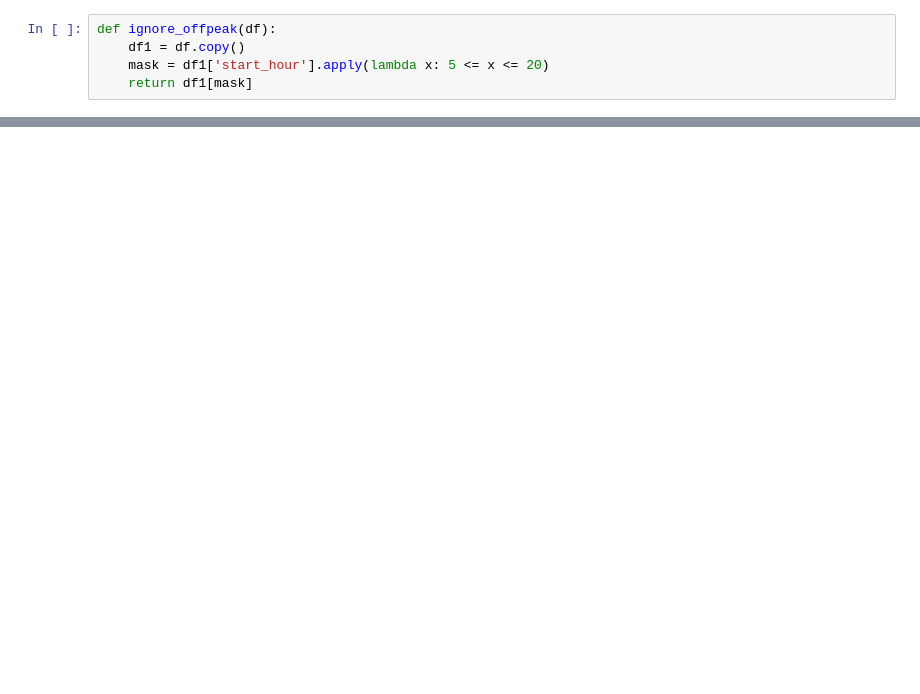
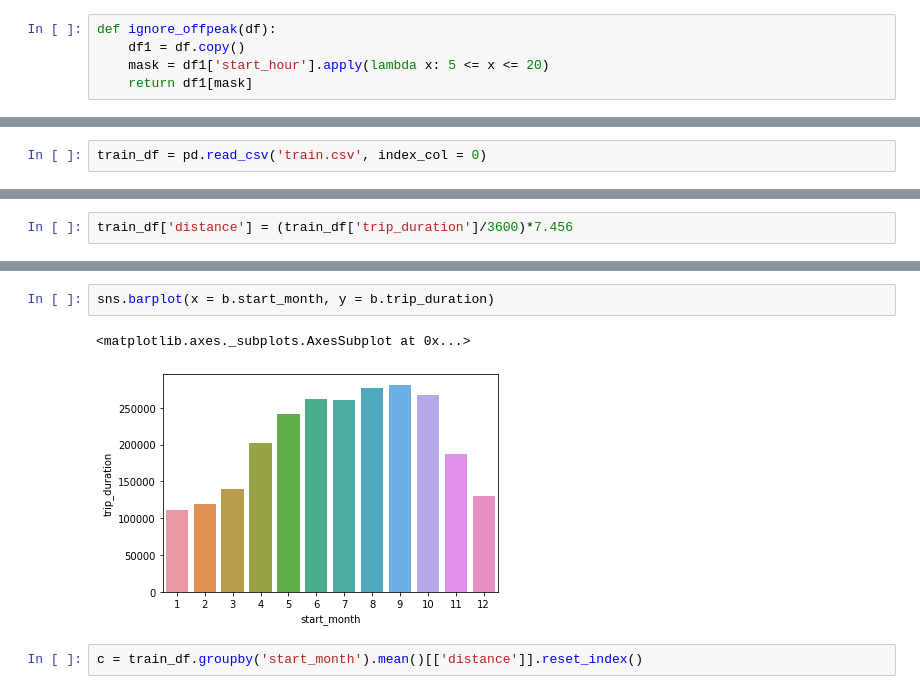
Before and after one commit to zhangym1256/Citi-Bike-Capstone, a Jupyter notebook: may/data_extraction.ipynb, the cells around one changed output, grey strips where cells are left out. Drawn from its saved outputs; the diff is of its cells as text; blank space fills up the shorter version.

```diff
--- a/may/data_extraction.ipynb
+++ b/may/data_extraction.ipynb
@@ -123,0 +73,2 @@ dtype: int64
+# %%
+train_df = pd.read_csv('train.csv', index_col = 0)
@@ -123,0 +135,2 @@ dtype: int64
+# %%
+train_df['distance'] = (train_df['trip_duration']/3600)*7.456
@@ -123,0 +202,7 @@ dtype: int64
+# %%
+sns.barplot(x = b.start_month, y = b.trip_duration)
+# %% [output]
+<matplotlib.axes._subplots.AxesSubplot at 0x...>
+[figure, added]
+# %%
+c = train_df.groupby('start_month').mean()[['distance']].reset_index()
```
Also changed, not shown: parts of 53 cells of this notebook.
